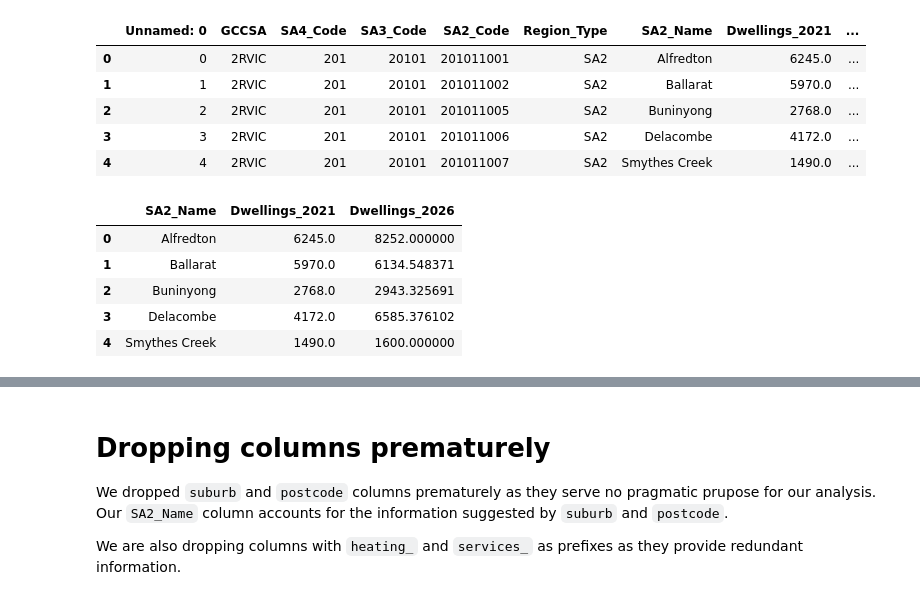
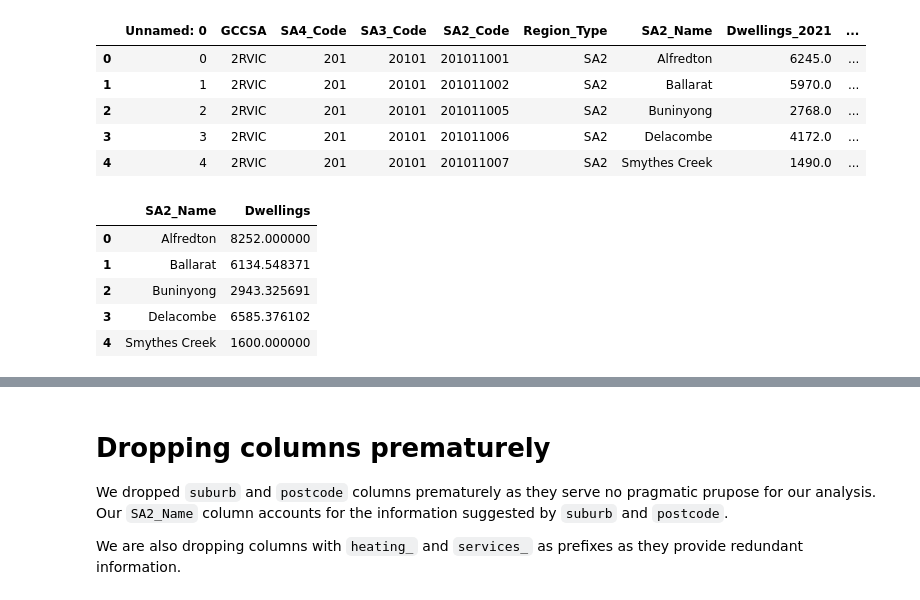
Before and after one commit to Aditya048/real-estate-industry-project, a Jupyter notebook: modelling/rfr.ipynb, the cells around one changed output, grey strips where cells are left out. Saved outputs shown, nothing was run; the diff lists cells and outputs as text; code cells hidden in the pictures.

```diff
--- a/modelling/rfr.ipynb
+++ b/modelling/rfr.ipynb
@@ -44,16 +43,23 @@ dwellings_data.head()
 | 4 | 4 | 2RVIC | 201 | 20101 | 201011007 | SA2 | Smythes Creek | 1490.0 | ... |
 # %%
 dwellings_data = pd.read_csv('../data_to_use/forecasting/Household_Dwelling_Forecast_2136_CleanedV2.csv')
-cols_to_keep = ['SA2_Name', 'Dwellings_2021', 'Dwellings_2026']
-dwellings_data = dwellings_data[cols_to_keep]
+# Training feature: 2026 dwellings, renamed to 'Dwellings' (2021 is not used)
+dwellings_forecast_full = dwellings_data
+dwellings_data = dwellings_forecast_full[['SA2_Name', 'Dwellings_2026']].rename(
+    columns={'Dwellings_2026': 'Dwellings'}
+)
+# Forecast feature: 2031 dwellings under the same name, keyed by SA2
+dwellings_data_forecast = dwellings_forecast_full[['SA2_Name', 'Dwellings_2031']].rename(
+    columns={'Dwellings_2031': 'Dwellings'}
+)
 dwellings_data.head()
 # %% [output]
-|  | SA2_Name | Dwellings_2021 | Dwellings_2026 |
-| 0 | Alfredton | 6245.0 | 8252.000000 |
-| 1 | Ballarat | 5970.0 | 6134.548371 |
-| 2 | Buninyong | 2768.0 | 2943.325691 |
-| 3 | Delacombe | 4172.0 | 6585.376102 |
-| 4 | Smythes Creek | 1490.0 | 1600.000000 |
+|  | SA2_Name | Dwellings |
+| 0 | Alfredton | 8252.000000 |
+| 1 | Ballarat | 6134.548371 |
+| 2 | Buninyong | 2943.325691 |
+| 3 | Delacombe | 6585.376102 |
+| 4 | Smythes Creek | 1600.000000 |
 # %%
 import geopandas as gpd
 from shapely.geometry import Point
```
Also changed, not shown: parts of 14 cells of this notebook.
